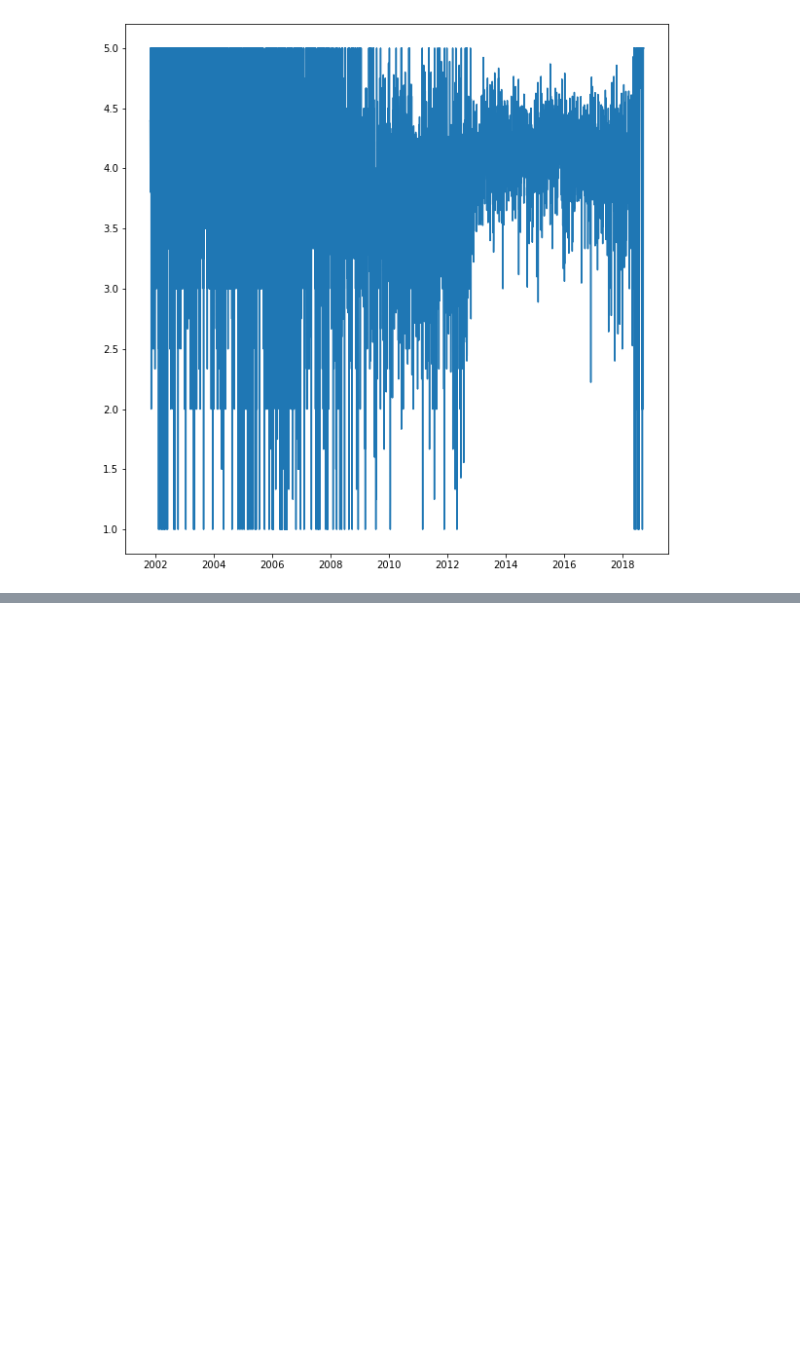
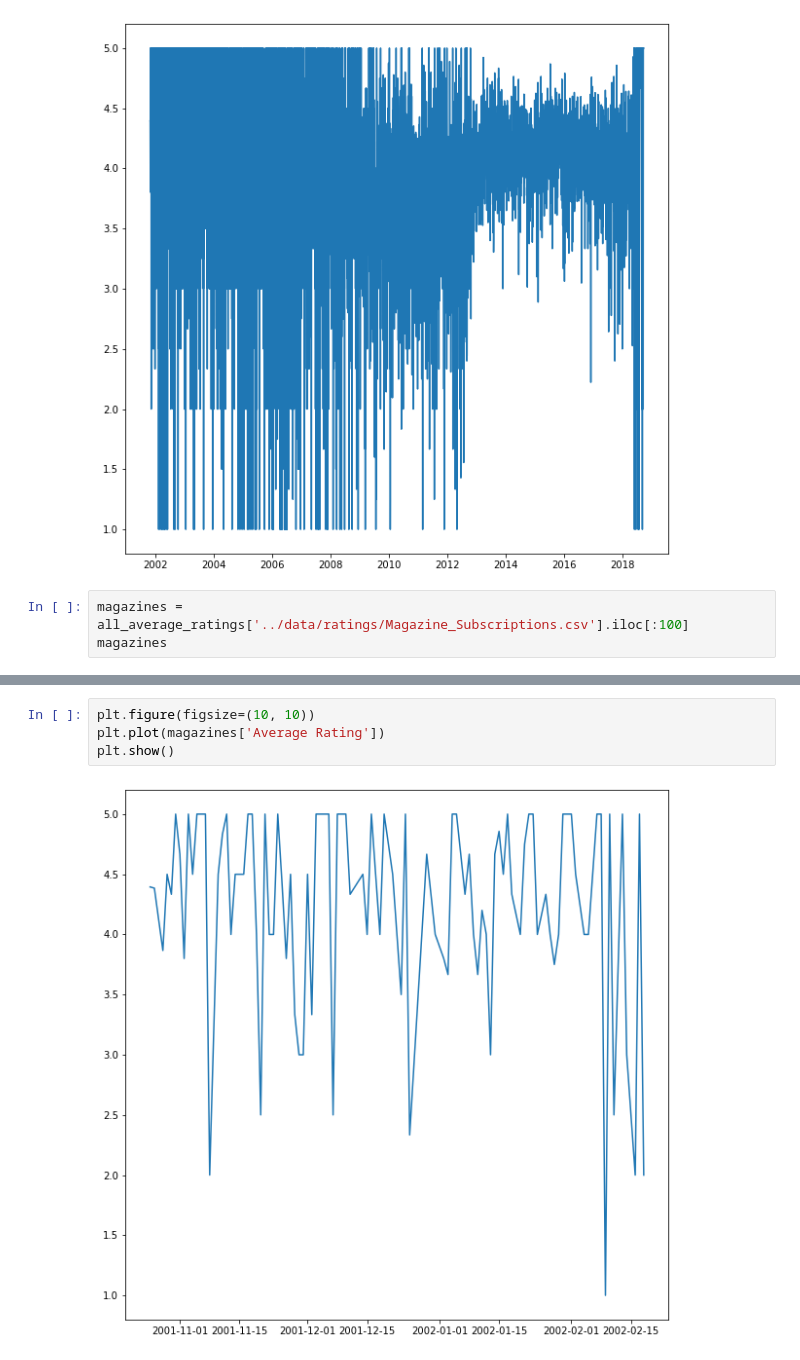
Before and after one commit to medvidov/dsci510final, a Jupyter notebook: HW4/HW 4 Proof of Concept.ipynb, the cells around one changed output, grey strips where cells are left out. Cells and saved outputs as stored; diff of their text form; blank space fills up the shorter version.

```diff
--- a/HW4/HW 4 Proof of Concept.ipynb
+++ b/HW4/HW 4 Proof of Concept.ipynb
@@ -366,3 +355,6 @@ plt.plot(all_average_ratings['../data/ratings/Magazine_Subscriptions.csv']['Aver
 plt.show()
 # %% [output]
 [figure]
+# %%
+magazines = all_average_ratings['../data/ratings/Magazine_Subscriptions.csv'].iloc[:100]
+magazines
@@ -368,0 +375,6 @@ plt.show()
+# %%
+plt.figure(figsize=(10, 10))
+plt.plot(magazines['Average Rating'])
+plt.show()
+# %% [output]
+[figure, added]
```
Also changed, not shown: parts of 13 cells of this notebook.
